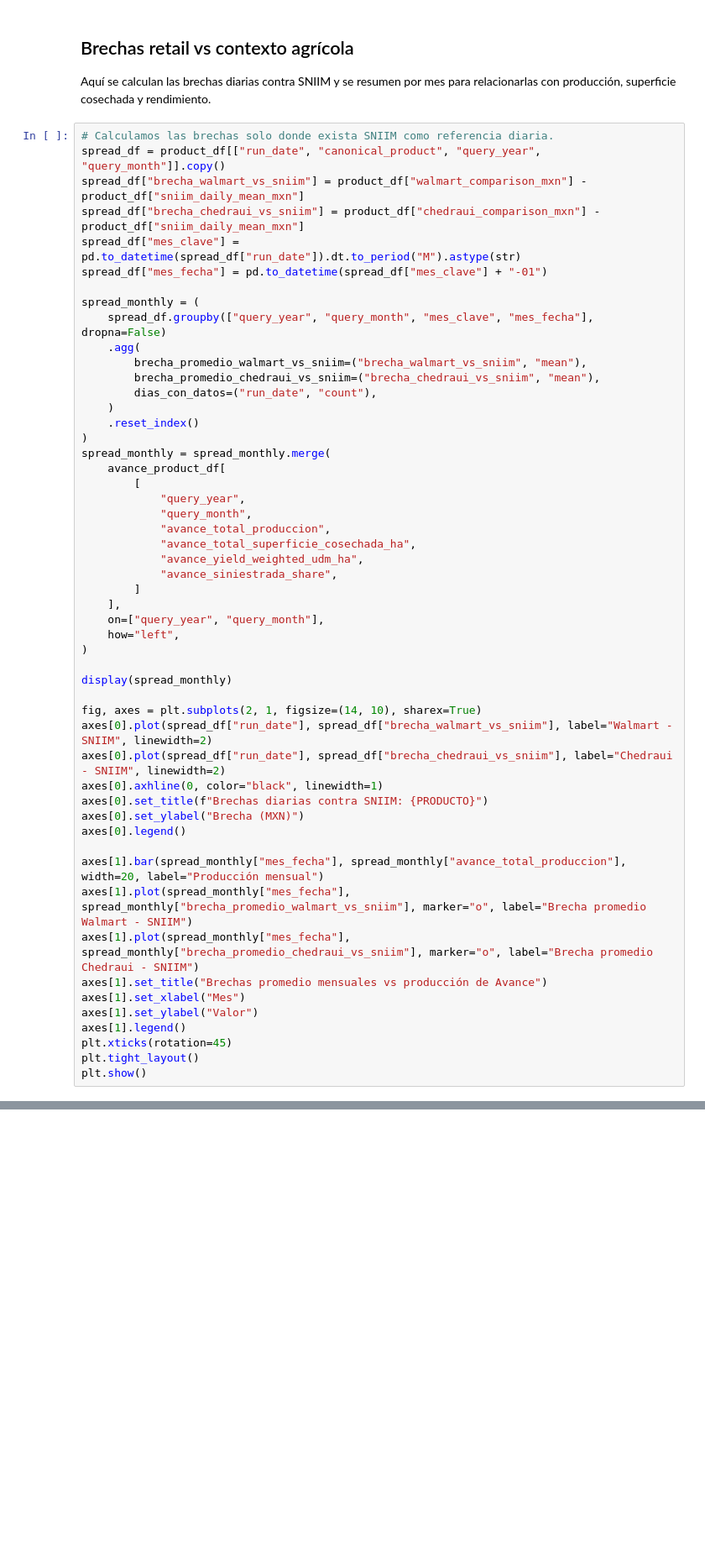
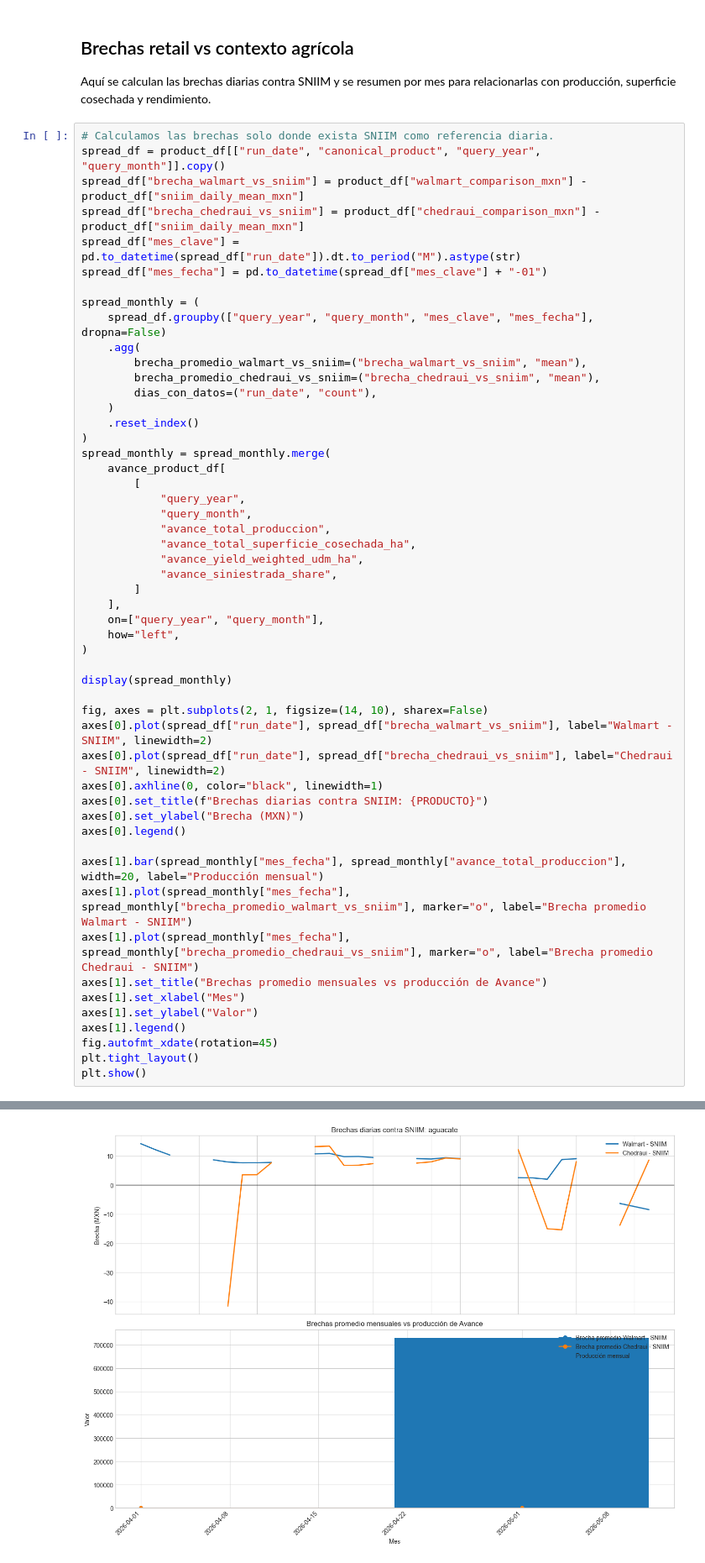
Before and after one commit to armandaske/agro-precios, a Jupyter notebook: notebooks/master_price_eda.ipynb, the cells around one changed output, grey strips where cells are left out. Shown at 84% size. Drawn from its saved outputs; the diff is of its cells as text; blank space fills up the shorter version.

```diff
--- a/notebooks/master_price_eda.ipynb
+++ b/notebooks/master_price_eda.ipynb
@@ -173,7 +214,7 @@ spread_monthly = spread_monthly.merge(
 
 display(spread_monthly)
 
-fig, axes = plt.subplots(2, 1, figsize=(14, 10), sharex=True)
+fig, axes = plt.subplots(2, 1, figsize=(14, 10), sharex=False)
 axes[0].plot(spread_df["run_date"], spread_df["brecha_walmart_vs_sniim"], label="Walmart - SNIIM", linewidth=2)
 axes[0].plot(spread_df["run_date"], spread_df["brecha_chedraui_vs_sniim"], label="Chedraui - SNIIM", linewidth=2)
 axes[0].axhline(0, color="black", linewidth=1)
@@ -188,6 +229,7 @@ axes[1].set_title("Brechas promedio mensuales vs producción de Avance")
 axes[1].set_xlabel("Mes")
 axes[1].set_ylabel("Valor")
 axes[1].legend()
-plt.xticks(rotation=45)
+fig.autofmt_xdate(rotation=45)
 plt.tight_layout()
 plt.show()
+# %% [output]
@@ -194,3 +239,4 @@ plt.show()
+[figure, added]
 # %% [markdown]
 ## Contexto operativo de Avance
 
```
Also changed, not shown: parts of 7 cells of this notebook, 2 other files.
